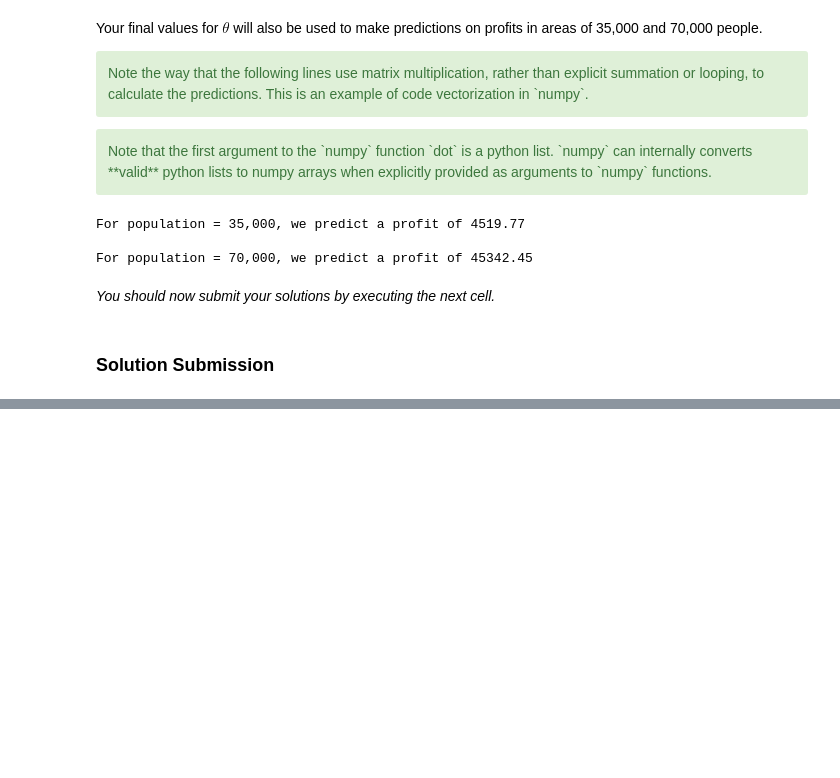
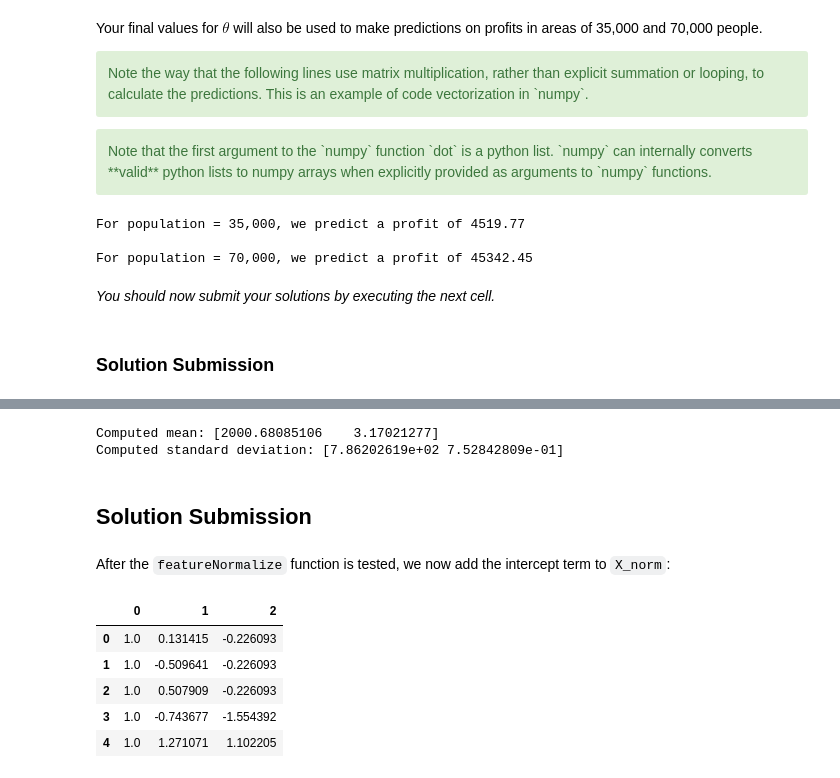
Before and after one commit to PrashanthSingaravelan/Machine-Learning-Andrew-Ng, a Jupyter notebook: 2_Linear Regression with Multiple Variables/assignments/Linear Regression.ipynb, the cells around one changed output, grey strips where cells are left out. Cells and saved outputs as stored; diff of their text form; code cells hidden in the pictures; blank space fills up the shorter version.

```diff
--- a/2_Linear Regression with Multiple Variables/assignments/Linear Regression.ipynb
+++ b/2_Linear Regression with Multiple Variables/assignments/Linear Regression.ipynb
@@ -274,0 +346,7 @@ The purpose of these graphs is to show you how $J(\theta)$ varies with changes i
+# %%
+# Load data
+# data contains the housing prices in Portland, Oregon
+data = np.loadtxt(os.path.join('questions_dataset', 'ex1data2.txt'), delimiter=',')
+X = data[:, :2] # size of the house(square feet), number of bedrooms
+y = data[:, 2]  # house price
+m = y.size
@@ -274,0 +391,35 @@ The purpose of these graphs is to show you how $J(\theta)$ varies with changes i
+# %%
+def  featureNormalize(X):
+    """
+    Normalizes the features in X. returns a normalized version of X where
+    the mean value of each feature is 0 and the standard deviation
+    is 1. This is often a good preprocessing step to do when working with
+    learning algorithms.
+
+    Parameters
+    ----------
+    X : array_like
+        The dataset of shape (m x n).
+
+    Returns
+    -------
+    X_norm : array_like
+        The normalized dataset of shape (m x n).
+    """
+    # You need to set these values correctly
+    mu     = np.mean(X, axis=0)
+    sigma  = np.std(X, axis=0)
+    X_norm = (X - mu) / sigma
+
+    return X_norm, mu, sigma
+# %%
+# call featureNormalize on the loaded data
+X_norm, mu, sigma = featureNormalize(X)
+
+print('Computed mean:', mu)
+print('Computed standard deviation:', sigma)
+# %% [output]
+Computed mean: [2000.68085106    3.17021277]
+Computed standard deviation: [7.86202619e+02 7.52842809e-01]
+# %% [markdown]
+## Solution Submission
@@ -274,0 +429,13 @@ The purpose of these graphs is to show you how $J(\theta)$ varies with changes i
+# %% [markdown]
+After the `featureNormalize` function is tested, we now add the intercept term to `X_norm`:
+# %%
+# Add intercept term to X
+X = np.concatenate([np.ones((m, 1)), X_norm], axis=1)
+pd.DataFrame(X).head()
+# %% [output]
+|  | 0 | 1 | 2 |
+| 0 | 1.0 | 0.131415 | -0.226093 |
+| 1 | 1.0 | -0.509641 | -0.226093 |
+| 2 | 1.0 | 0.507909 | -0.226093 |
+| 3 | 1.0 | -0.743677 | -1.554392 |
+| 4 | 1.0 | 1.271071 | 1.102205 |
```
Also changed, not shown: parts of 27 cells of this notebook, 13 other files.
